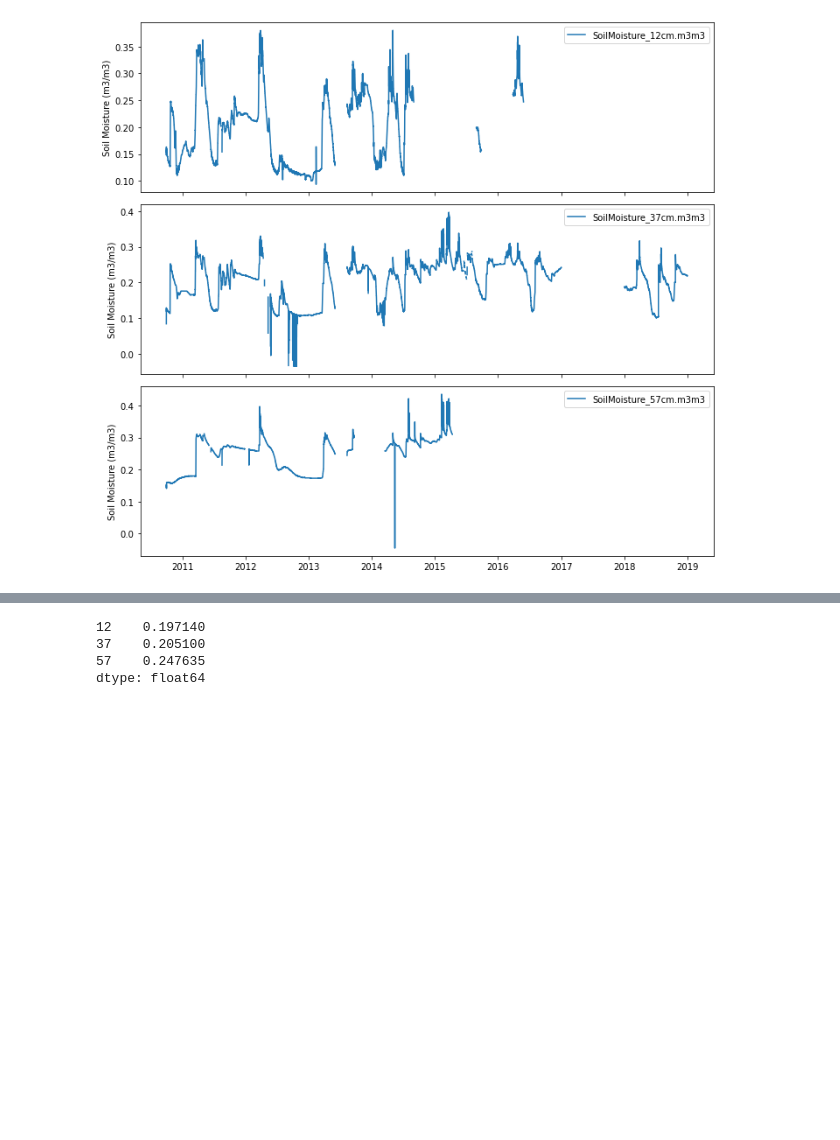
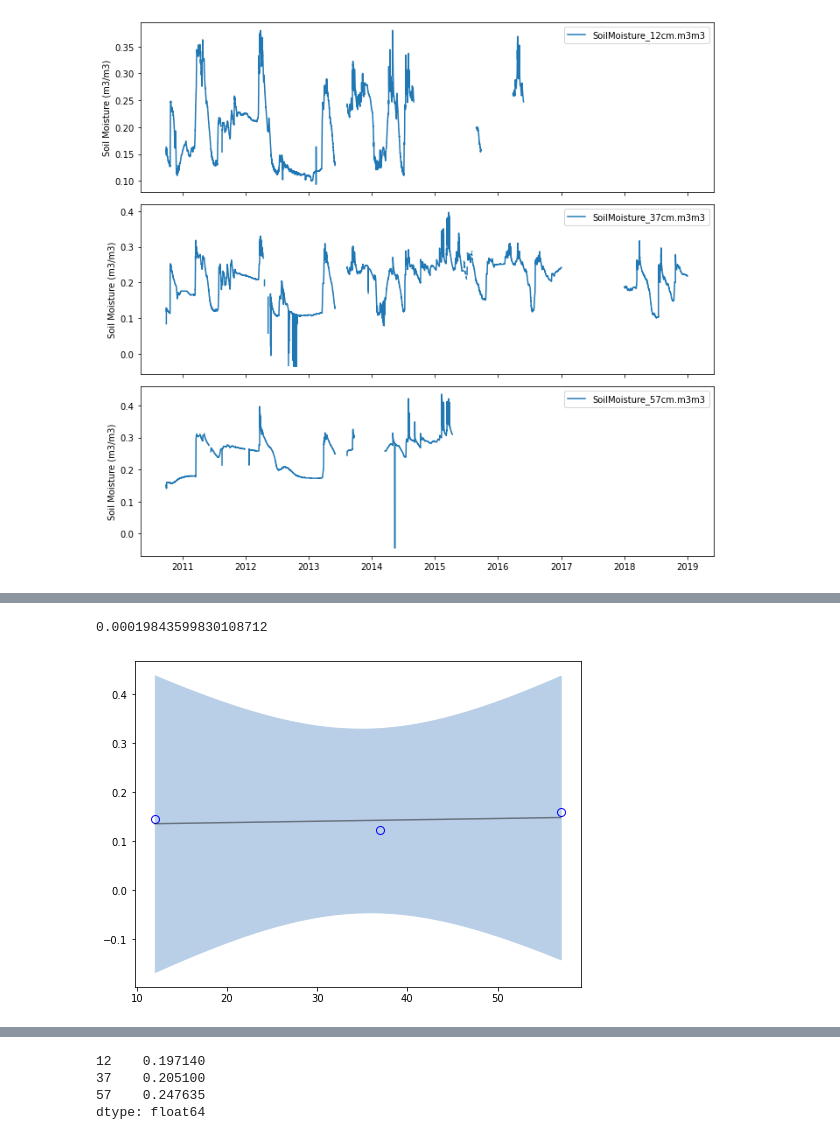
Before and after one commit to mberghouse/CO2-Data, a Jupyter notebook: python_processing/Catalina-Jemez_CZO/MC_Pit1.ipynb, the cells around one changed output, grey strips where cells are left out. Drawn from its saved outputs; the diff is of its cells as text; code cells hidden in the pictures; blank space fills up the shorter version.

```diff
--- a/python_processing/Catalina-Jemez_CZO/MC_Pit1.ipynb
+++ b/python_processing/Catalina-Jemez_CZO/MC_Pit1.ipynb
@@ -165,0 +202,47 @@ ax.set(xlabel='Soil moisture (m$^3$/m$^3$)', ylabel="Depth (cm)", ylim=[60,0])
+# %%
+y = np.array(sm_df.iloc[i+n, :])
+x = np.array([12, 37, 57])
+
+# Modeling with Numpy
+def equation(a, b):
+    """Return a 1D polynomial."""
+    return np.polyval(a, b)
+
+p, cov = np.polyfit(x, y, 1, cov=True)                     # parameters and covariance from of the fit of 1-D polynom.
+y_model = equation(p, x)                                   # model using the fit parameters; NOTE: parameters here are coefficients
+
+# Statistics
+n = y.size                                           # number of observations
+m = p.size                                                 # number of parameters
+dof = n - m                                                # degrees of freedom
+t = st.t.ppf(0.975, n - m)                              # used for CI and PI bands
+
+# Estimates of Error in Data/Model
+resid = y - y_model
+chi2 = np.sum((resid / y_model)**2)                        # chi-squared; estimates error in data
+chi2_red = chi2 / dof                                      # reduced chi-squared; measures goodness of fit
+s_err = np.sqrt(np.sum(resid**2) / dof)                    # standard deviation of the error
+
+fig, ax = plt.subplots(figsize=(8, 6))
+
+# Data
+ax.plot(
+    x, y, "o", color="#b9cfe7", markersize=8,
+    markeredgewidth=1, markeredgecolor="b", markerfacecolor="None"
+)
+
+# Fit
+ax.plot(x, y_model, "-", color="0.1", linewidth=1.5, alpha=0.5, label="Fit")
+
+x2 = np.linspace(np.min(x), np.max(x), 100)
+y2 = equation(p, x2)
+
+# Confidence Interval (select one)
+plot_ci_manual(t, s_err, n, x, x2, y2, ax=ax)
+#plot_ci_bootstrap(x, y, resid, ax=ax)
+x_12stdev
+x_12SE
+#x_37SE
+# %% [output]
+0.00019843599830108712
+[figure, added]
```
Also changed, not shown: parts of 8 cells of this notebook, 1 other file.
